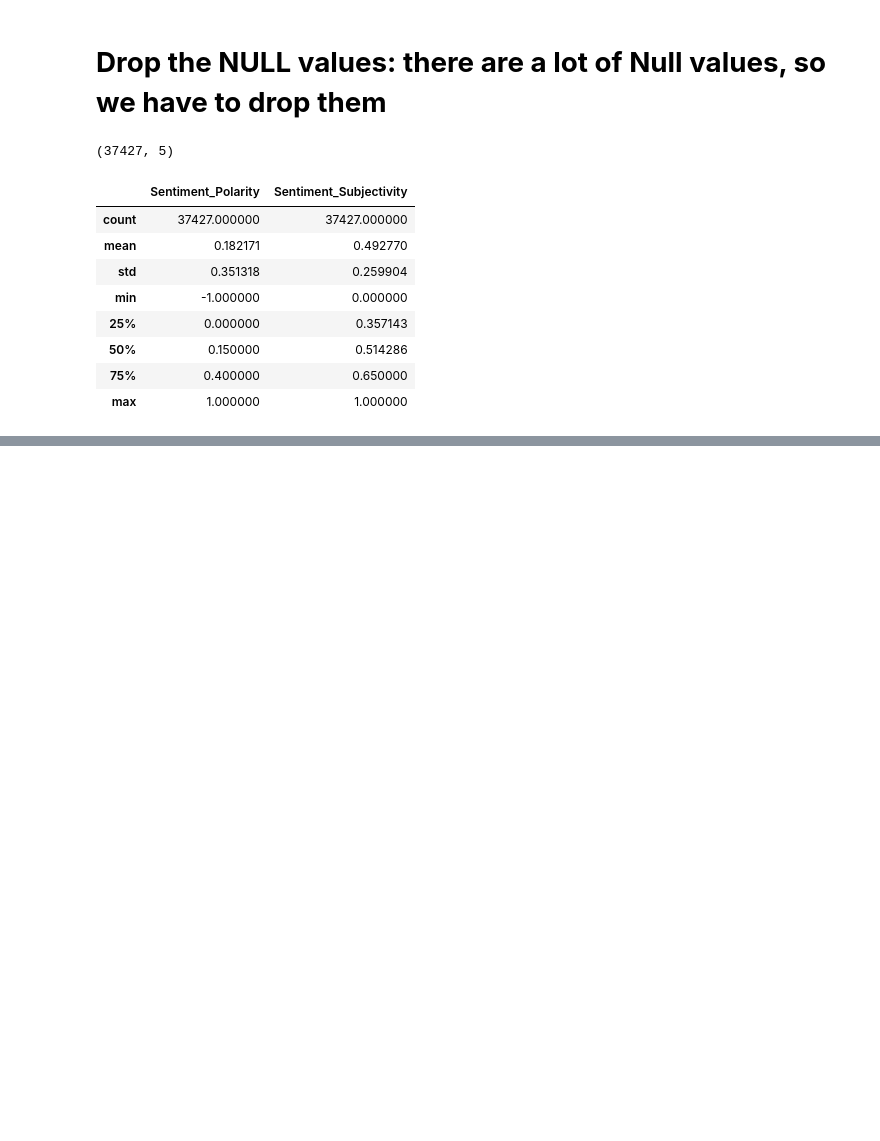
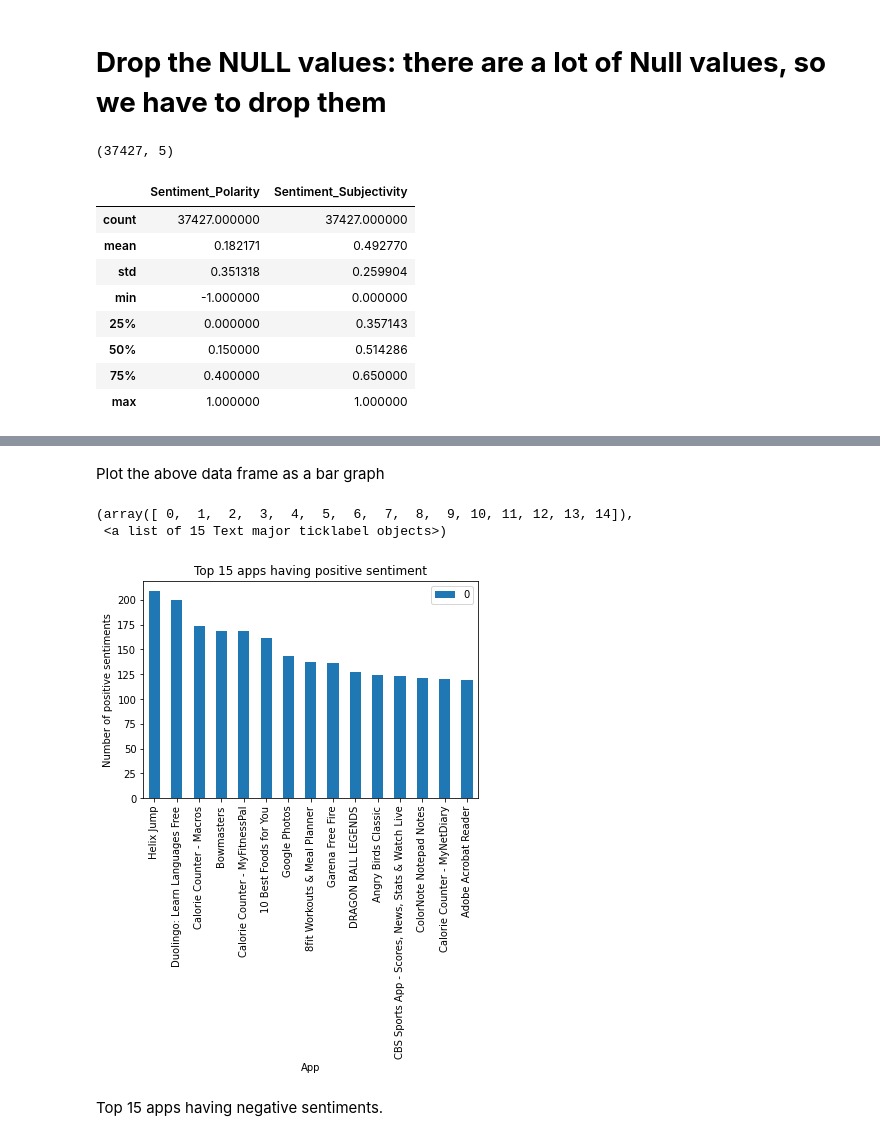
Before and after one commit to abhilasha8/play_store_app_review_analysis, a Jupyter notebook: Play_Store_App_Review_Analysis_Capstone_Project.ipynb, the cells around one changed output, grey strips where cells are left out. Cells and saved outputs as stored; diff of their text form; code cells hidden in the pictures; blank space fills up the shorter version.

```diff
--- a/Play_Store_App_Review_Analysis_Capstone_Project.ipynb
+++ b/Play_Store_App_Review_Analysis_Capstone_Project.ipynb
@@ -731,0 +758,21 @@ ur_df.describe()
+# %%
+# Classify the apps according to different sentiments
+app_sentiment_ur_df = ur_df[['App','Sentiment']].value_counts().to_frame().reset_index()
+# %%
+# Find out the top 15 apps having positive sentiment
+positive_sentiment_app = app_sentiment_ur_df[app_sentiment_ur_df['Sentiment']=='Positive'].sort_values(by=0,ascending=False)[:15]
+# %% [markdown]
+Plot the above data frame as a bar graph
+# %%
+# Plot the Top apps having positive sentiment
+positive_sentiment_app.plot.bar(x = 'App', y = 0)
+plt.xlabel('App')
+plt.ylabel('Number of positive sentiments')
+plt.title('Top 15 apps having positive sentiment')
+plt.xticks(rotation=90)
+# %% [output]
+(array([ 0,  1,  2,  3,  4,  5,  6,  7,  8,  9, 10, 11, 12, 13, 14]),
+ <a list of 15 Text major ticklabel objects>)
+[figure, added]
+# %% [markdown]
+Top 15 apps having negative sentiments.
```
Also changed, not shown: parts of 8 cells of this notebook.
